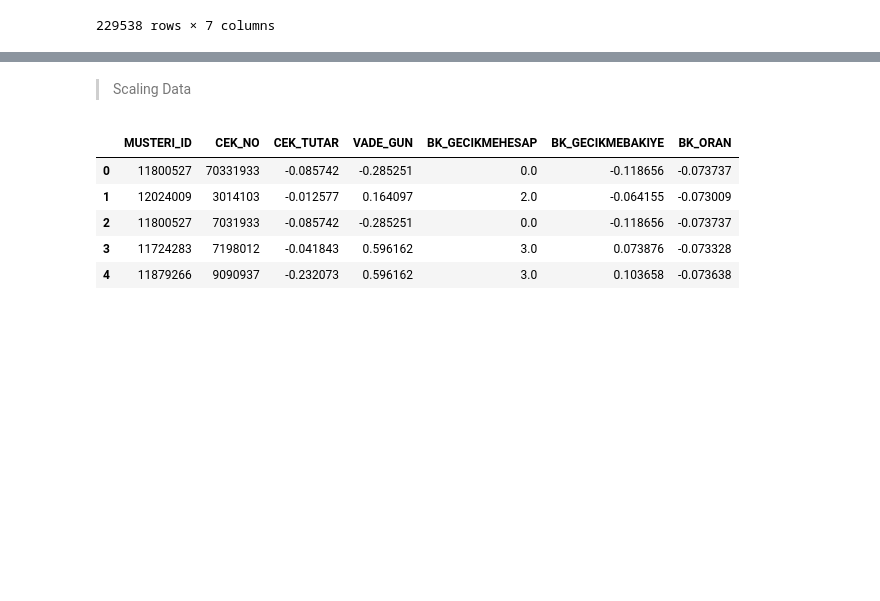
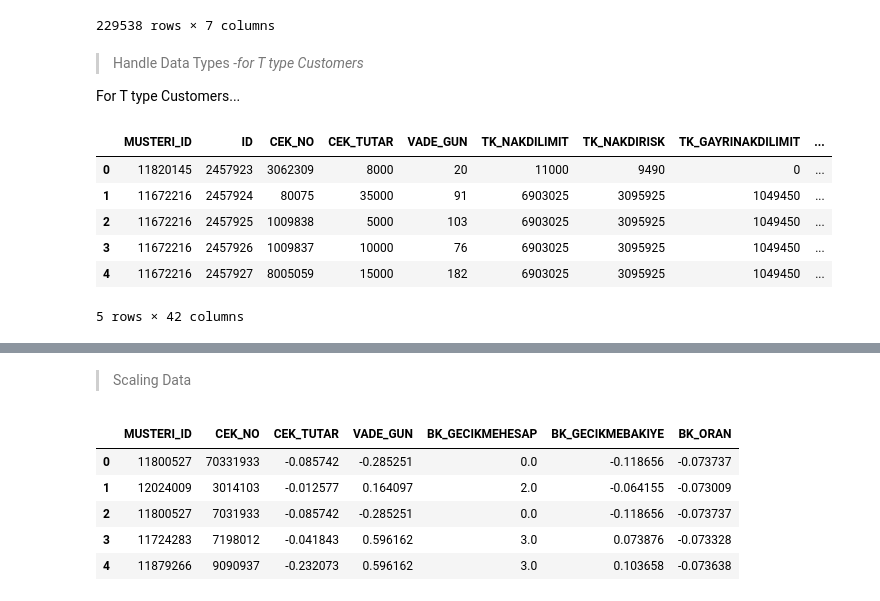
Before and after one commit to EmirhanServeren/factoring-customer-segmentation, a Jupyter notebook: segmentation.ipynb, the cells around one changed output, grey strips where cells are left out. Cells and saved outputs as stored; diff of their text form; code cells hidden in the pictures; blank space fills up the shorter version.

```diff
--- a/segmentation.ipynb
+++ b/segmentation.ipynb
@@ -433,3 +469,17 @@ g_company_type_df.set_index(['ID','MUSTERI_ID','CEK_NO'])
 | 2939794 | 11708128 | 1019468 | 10000.0 | 302 | 0.0 | 0.0 | 0.0 | 0.0 | ... |
 | 2939795 | 11882557 | 66582 | 18000.0 | 179 | 86815.0 | 65601.0 | 1.0 | 13.0 | ... |
 229538 rows × 7 columns
+# %% [markdown]
+> Handle Data Types *-for T type Customers*
+
+For T type Customers...
+# %%
+t_company_type_df.head(5)
+# %% [output]
+|  | MUSTERI_ID | ID | CEK_NO | CEK_TUTAR | VADE_GUN | TK_NAKDILIMIT | TK_NAKDIRISK | TK_GAYRINAKDILIMIT | ... |
+| 0 | 11820145 | 2457923 | 3062309 | 8000 | 20 | 11000 | 9490 | 0 | ... |
+| 1 | 11672216 | 2457924 | 80075 | 35000 | 91 | 6903025 | 3095925 | 1049450 | ... |
+| 2 | 11672216 | 2457925 | 1009838 | 5000 | 103 | 6903025 | 3095925 | 1049450 | ... |
+| 3 | 11672216 | 2457926 | 1009837 | 10000 | 76 | 6903025 | 3095925 | 1049450 | ... |
+| 4 | 11672216 | 2457927 | 8005059 | 15000 | 182 | 6903025 | 3095925 | 1049450 | ... |
+5 rows × 42 columns
```
Also changed, not shown: parts of 24 cells of this notebook.
